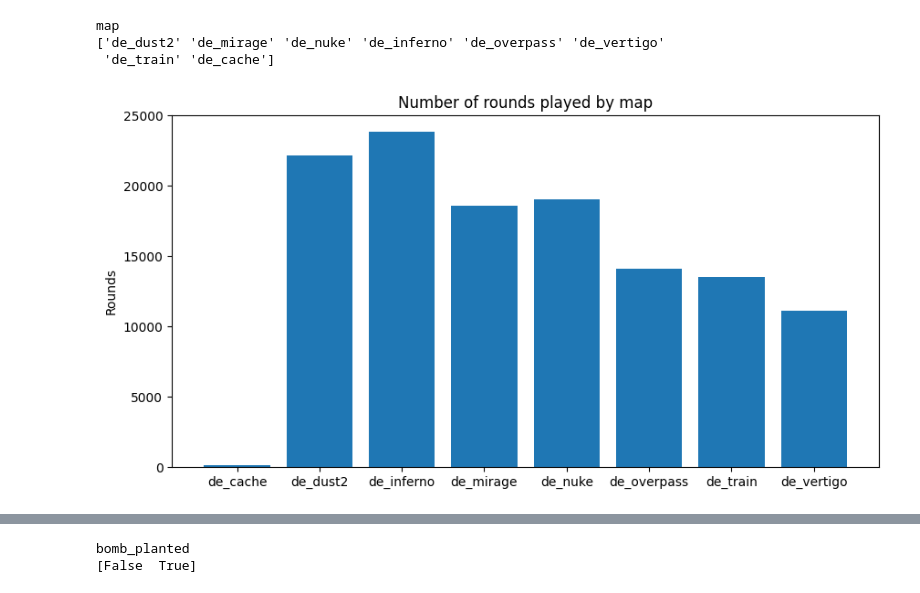
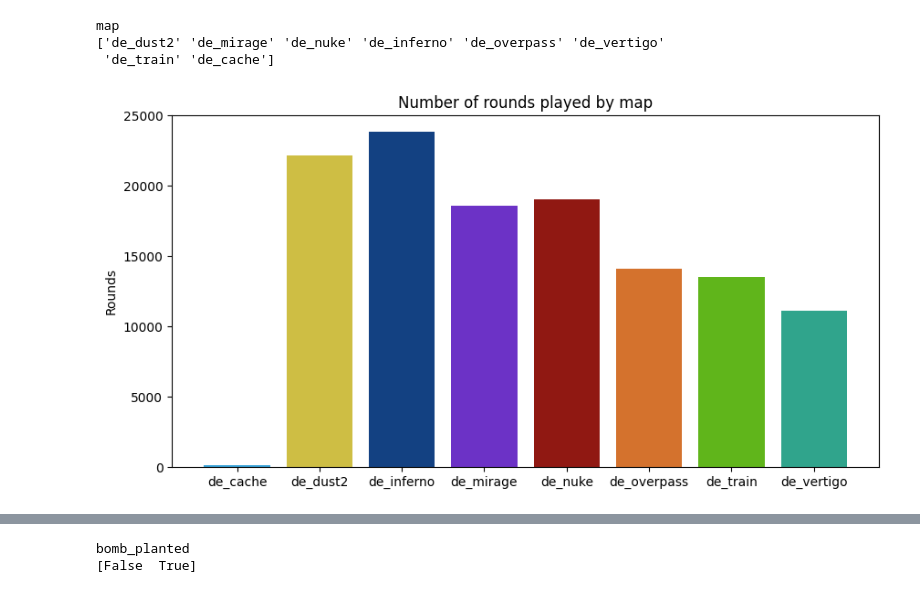
Before and after one commit to MATF-istrazivanje-podataka-1/2023_Data_Mining_Go_winner_Dataset, a Jupyter notebook: data_analysis.ipynb, the cells around one changed output, grey strips where cells are left out. Drawn from its saved outputs; the diff is of its cells as text; code cells hidden in the pictures.

```diff
--- a/data_analysis.ipynb
+++ b/data_analysis.ipynb
@@ -108,13 +135,14 @@ map
 # %%
 maps = data['map'].unique()
 maps.sort()
 
 map_wins = data.groupby(['map']).size()
 
+map_colors = ['#3ba3d8', '#cebe44', '#134182', '#6c32c6', '#901812', '#d4722d', '#60b51b', '#30a48c']
 plt.figure(figsize=(10,5))
-plt.bar(maps, map_wins)
+plt.bar(maps, map_wins, color=map_colors)
 plt.title('Number of rounds played by map')
 plt.ylabel('Rounds')
 plt.show()
 # %% [output]
-[figure, old version]
+[figure, new version]
```
Also changed, not shown: parts of 27 cells of this notebook.
